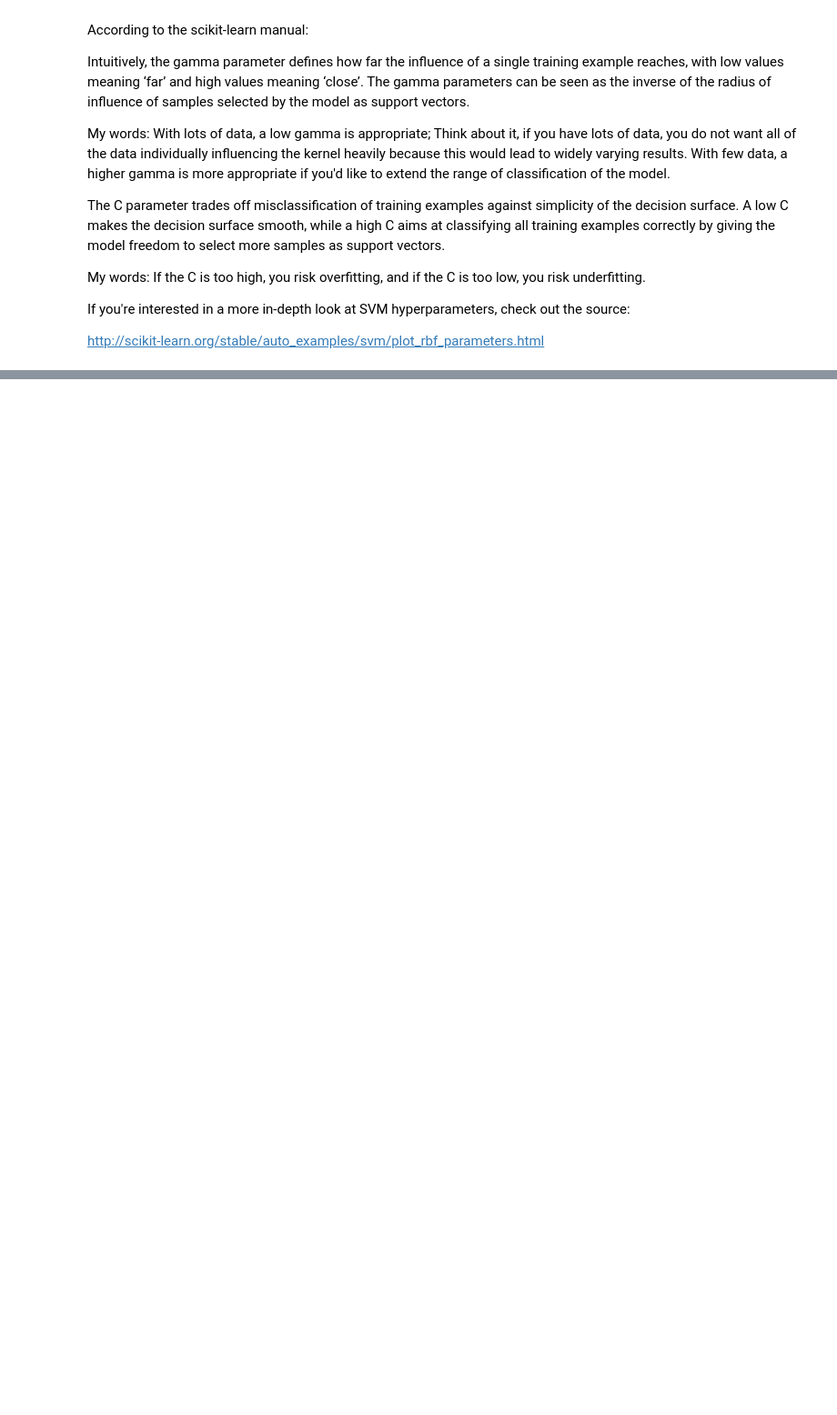
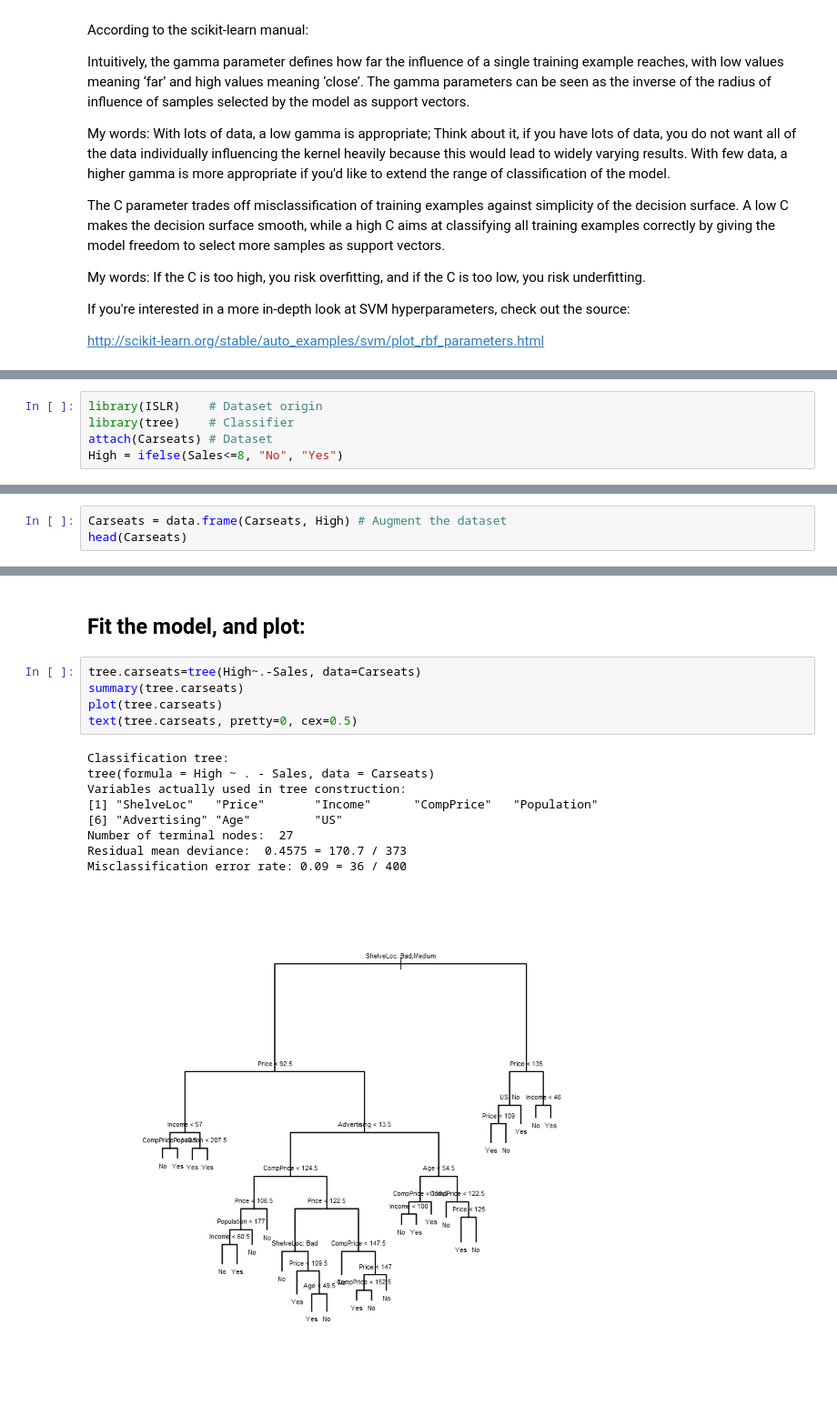
Before and after one commit to Hanel32/Data_Mining_Text_Analysis, a Jupyter notebook: Data Science Midterm Review.ipynb, the cells around one changed output, grey strips where cells are left out. Shown: that part at 91% size. Drawn from its saved outputs; the diff is of its cells as text; blank space fills up the shorter version.

Commit message:
Final review, added Decision Tree model

```diff
--- a/Data Science Midterm Review.ipynb
+++ b/Data Science Midterm Review.ipynb
@@ -120,0 +125,5 @@ Provide a small example of using the decision tree for classification.
+# %%
+library(ISLR)    # Dataset origin
+library(tree)    # Classifier
+attach(Carseats) # Dataset
+High = ifelse(Sales<=8, "No", "Yes")
@@ -120,0 +133,3 @@ Provide a small example of using the decision tree for classification.
+# %%
+Carseats = data.frame(Carseats, High) # Augment the dataset
+head(Carseats)
@@ -120,0 +144,18 @@ Provide a small example of using the decision tree for classification.
+# %% [markdown]
+Fit the model, and plot:
+----
+# %%
+tree.carseats=tree(High~.-Sales, data=Carseats)
+summary(tree.carseats)
+plot(tree.carseats)
+text(tree.carseats, pretty=0, cex=0.5)
+# %% [output]
+Classification tree:
+tree(formula = High ~ . - Sales, data = Carseats)
+Variables actually used in tree construction:
+[1] "ShelveLoc"   "Price"       "Income"      "CompPrice"   "Population"
+[6] "Advertising" "Age"         "US"
+Number of terminal nodes:  27
+Residual mean deviance:  0.4575 = 170.7 / 373
+Misclassification error rate: 0.09 = 36 / 400
+[figure, added]
```
Also changed, not shown: parts of 13 cells of this notebook.
